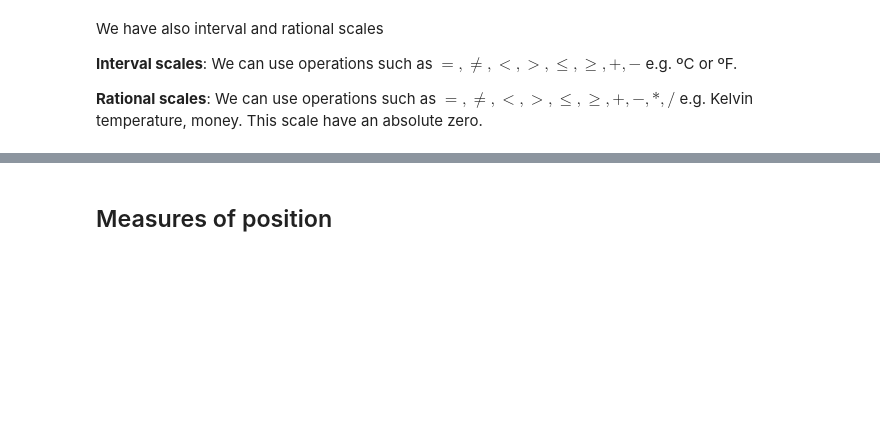
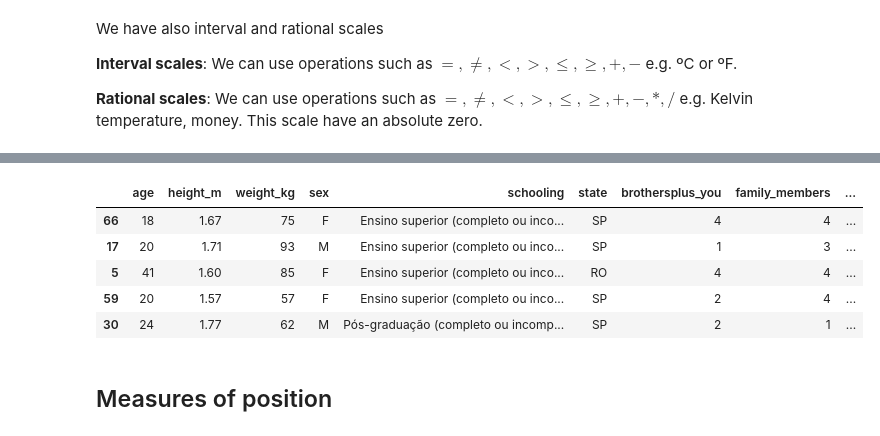
Before and after one commit to brenoslivio/Statistics-Python, a Jupyter notebook: 1-DescriptiveAnalysis/1_DescriptiveAnalysis.ipynb, the cells around one changed output, grey strips where cells are left out. Saved outputs shown, nothing was run; the diff lists cells and outputs as text; code cells hidden in the pictures; blank space fills up the shorter version.

```diff
--- a/1-DescriptiveAnalysis/1_DescriptiveAnalysis.ipynb
+++ b/1-DescriptiveAnalysis/1_DescriptiveAnalysis.ipynb
@@ -134,3 +138,33 @@ We have also interval and rational scales
+# %%
+import pandas as pd
+import numpy as np
+
+dfPoll = pd.read_csv("https://raw.githubusercontent.com/brenoslivio/Statistics-Python/main/1-DescriptiveAnalysis/dataset.csv",
+    dtype={
+        "Qual sua idade?": np.int32,
+        "Qual sua altura em metros?": np.float64,
+        "Seu peso em kg.": np.int32,
+        "Sexo?": str,
+        "Grau de escolaridade?": str,
+        "Em qual estado você nasceu?": str,
+        "Em quantos irmãos vocês são (contando contigo)?": np.int32,
+        "Quantos membros tem sua família? (Quantos moram contigo, ou 1 caso more sozinho)": np.int32,
+        "Você trabalha/estuda atualmente?": str,
+        "Qual atividade realiza com mais frequência?": str,
+    },
+    na_values="",
+)
+
+dfPoll.columns =['age', 'height_m', 'weight_kg', 'sex', 'schooling', 'state', 'brothersplus_you', 'family_members', 'work_study', 'freq_activity']
+
+dfPoll.sample(5) # Five random sample to show
+# %% [output]
+|  | age | height_m | weight_kg | sex | schooling | state | brothersplus_you | family_members | ... |
+| 66 | 18 | 1.67 | 75 | F | Ensino superior (completo ou inco... | SP | 4 | 4 | ... |
+| 17 | 20 | 1.71 | 93 | M | Ensino superior (completo ou inco... | SP | 1 | 3 | ... |
+| 5 | 41 | 1.60 | 85 | F | Ensino superior (completo ou inco... | RO | 4 | 4 | ... |
+| 59 | 20 | 1.57 | 57 | F | Ensino superior (completo ou inco... | SP | 2 | 4 | ... |
+| 30 | 24 | 1.77 | 62 | M | Pós-graduação (completo ou incomp... | SP | 2 | 1 | ... |
 # %% [markdown]
 ## Measures of position <a name="mespos"></a>
 # %% [markdown]
```
Also changed, not shown: parts of 12 cells of this notebook.
